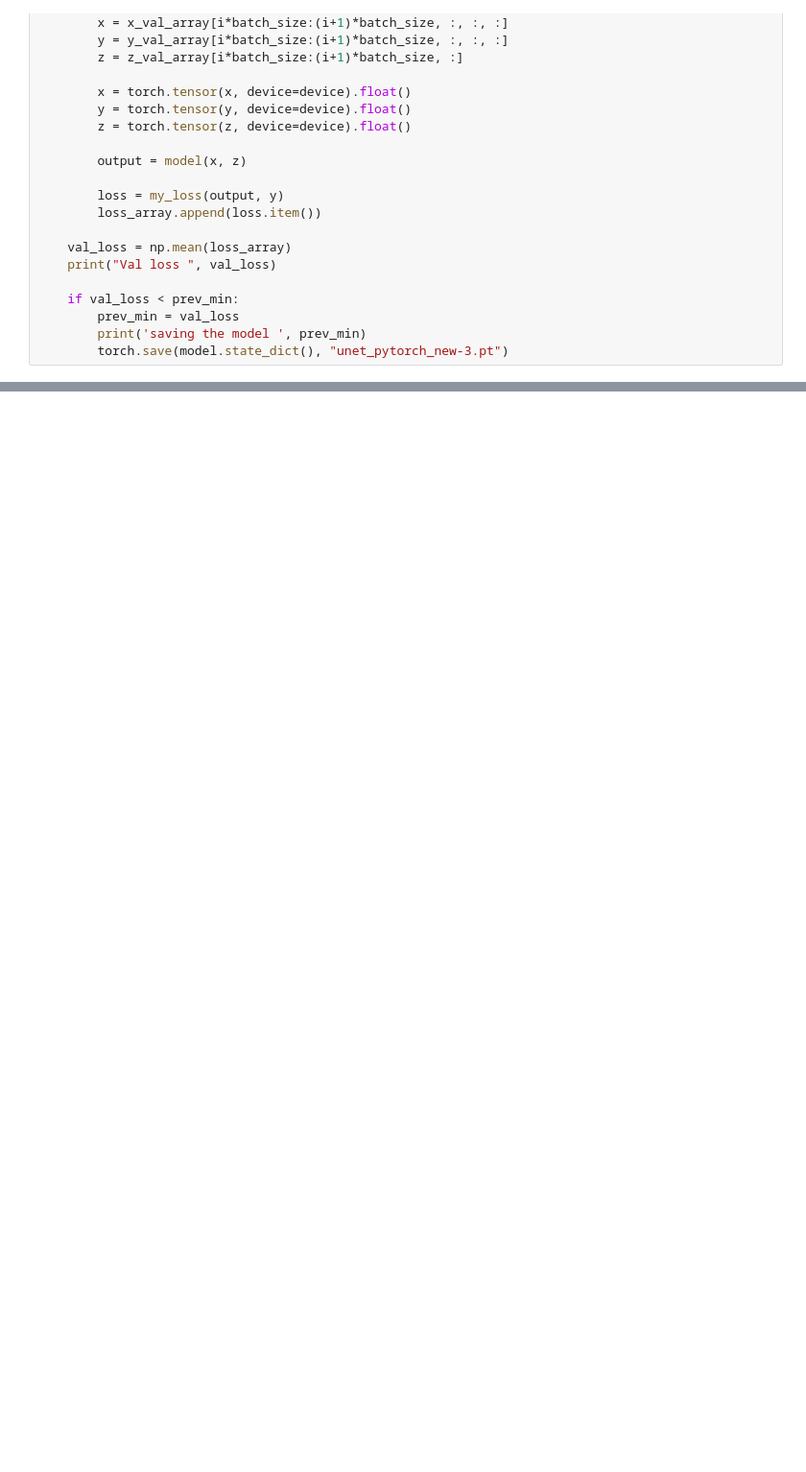
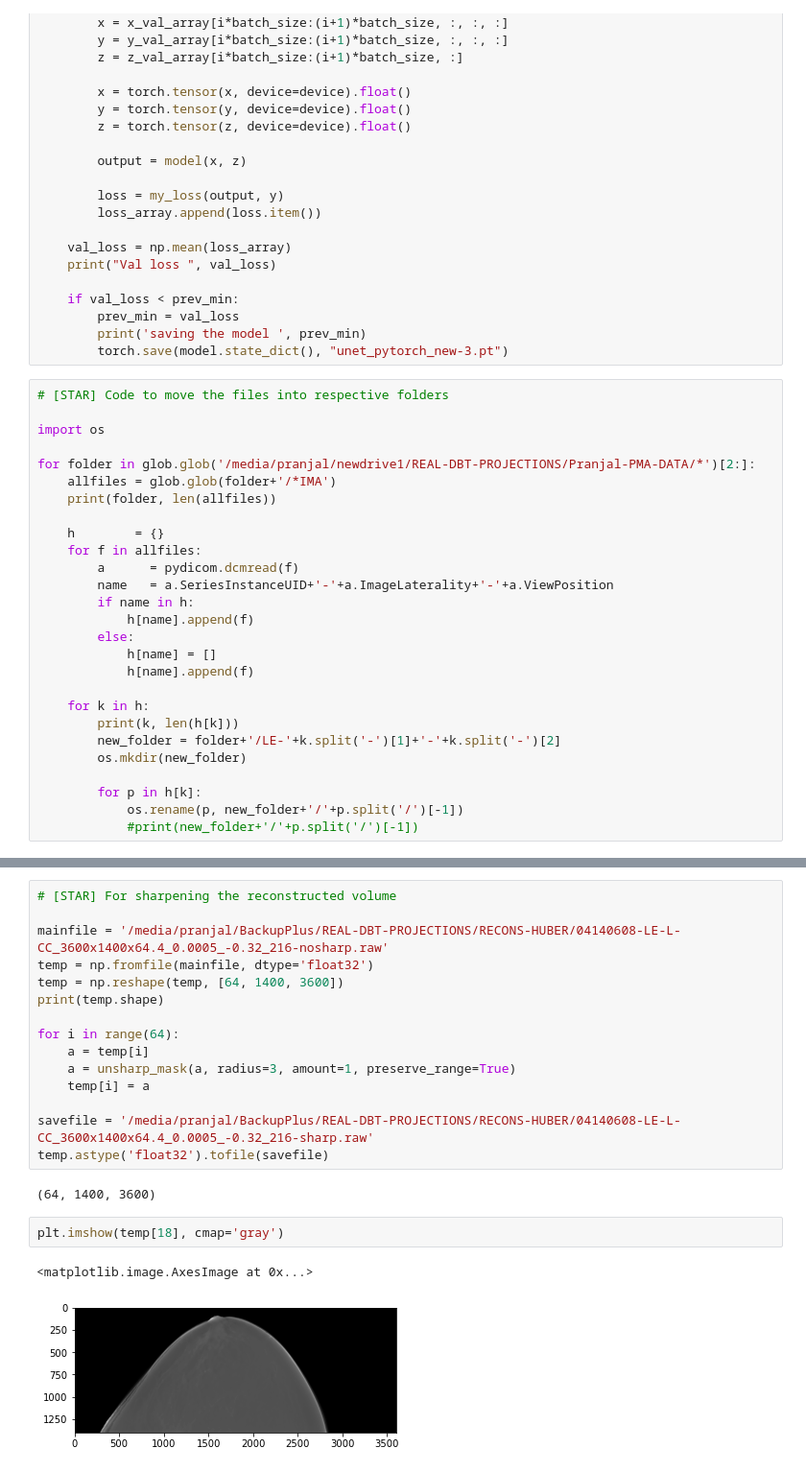
Before and after one commit to PranjalSahu/newrecon, a Jupyter notebook: sart.ipynb, the cells around one changed output, grey strips where cells are left out. Shown at 96% size. Drawn from its saved outputs; the diff is of its cells as text; blank space fills up the shorter version.

Commit message:
[STAR] Adding the code to perform sharpening of the volume

```diff
--- a/sart.ipynb
+++ b/sart.ipynb
@@ -4702,3 +4702,30 @@ for epoch in range(1000):
         prev_min = val_loss
         print('saving the model ', prev_min)
         torch.save(model.state_dict(), "unet_pytorch_new-3.pt")
+# %%
+# [STAR] Code to move the files into respective folders
+
+import os
+
+for folder in glob.glob('/media/pranjal/newdrive1/REAL-DBT-PROJECTIONS/Pranjal-PMA-DATA/*')[2:]:
+    allfiles = glob.glob(folder+'/*IMA')
+    print(folder, len(allfiles))
+
+    h        = {}
+    for f in allfiles:
+        a      = pydicom.dcmread(f)
+        name   = a.SeriesInstanceUID+'-'+a.ImageLaterality+'-'+a.ViewPosition
+        if name in h:
+            h[name].append(f)
+        else:
+            h[name] = []
+            h[name].append(f)
+
+    for k in h:
+        print(k, len(h[k]))
+        new_folder = folder+'/LE-'+k.split('-')[1]+'-'+k.split('-')[2]
+        os.mkdir(new_folder)
+
+        for p in h[k]:
+            os.rename(p, new_folder+'/'+p.split('/')[-1])
+            #print(new_folder+'/'+p.split('/')[-1])
@@ -4704,0 +4821,22 @@ for epoch in range(1000):
+# %%
+# [STAR] For sharpening the reconstructed volume
+
+mainfile = '/media/pranjal/BackupPlus/REAL-DBT-PROJECTIONS/RECONS-HUBER/04140608-LE-L-CC_3600x1400x64.4_0.0005_-0.32_216-nosharp.raw'
+temp = np.fromfile(mainfile, dtype='float32')
+temp = np.reshape(temp, [64, 1400, 3600])
+print(temp.shape)
+
+for i in range(64):
+    a = temp[i]
+    a = unsharp_mask(a, radius=3, amount=1, preserve_range=True)
+    temp[i] = a
+
+savefile = '/media/pranjal/BackupPlus/REAL-DBT-PROJECTIONS/RECONS-HUBER/04140608-LE-L-CC_3600x1400x64.4_0.0005_-0.32_216-sharp.raw'
+temp.astype('float32').tofile(savefile)
+# %% [output]
+(64, 1400, 3600)
+# %%
+plt.imshow(temp[18], cmap='gray')
+# %% [output]
+<matplotlib.image.AxesImage at 0x...>
+[figure, added]
```
Also changed, not shown: parts of 7 cells of this notebook.
